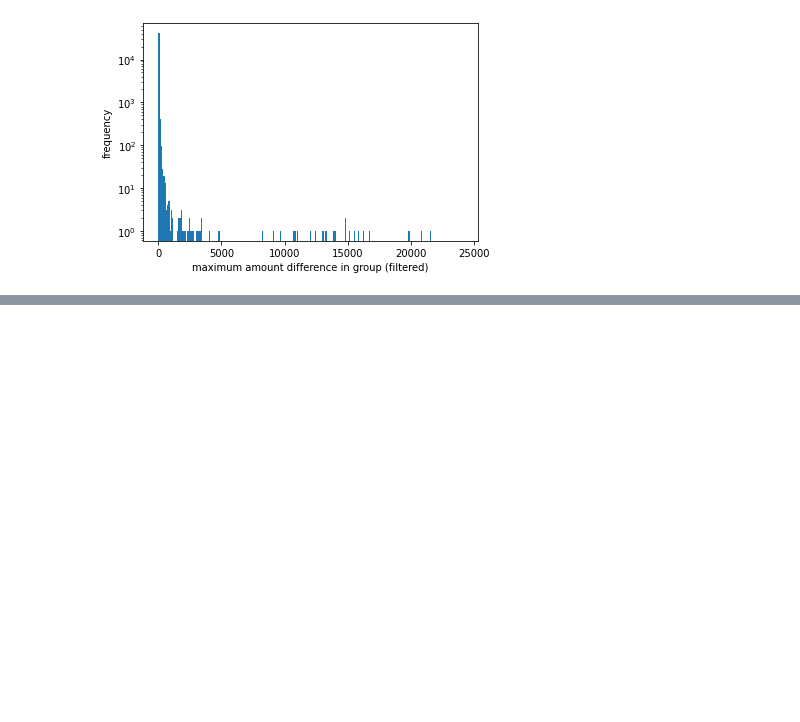
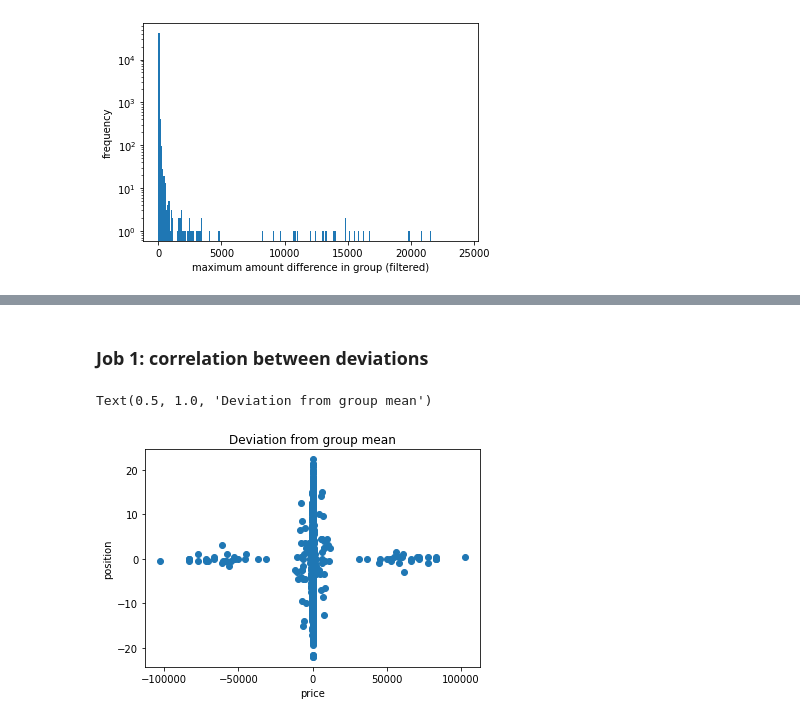
Before and after one commit to DuoRes/expedia-autoclicker, a Jupyter notebook: Expedia_modeling.ipynb, the cells around one changed output, grey strips where cells are left out. Cells and saved outputs as stored; diff of their text form; code cells hidden in the pictures; blank space fills up the shorter version.

```diff
--- a/Expedia_modeling.ipynb
+++ b/Expedia_modeling.ipynb
@@ -143,0 +144,25 @@ Text(0.5, 0, 'maximum amount difference in group (filtered)')
+# %%
+price_dev, position_dev = [], []
+price_dev_n, position_dev_n = [], []
+
+for i, row in dup.iterrows():
+    target = dupGroups.loc[(row['date'], row['srch_destination_id'], row['prop_id'],
+                        row['srch_length_of_stay'], row['srch_booking_window'])]
+
+    priceDev = row['price_usd'] - target['price_usd']['mean']
+    price_dev.append(priceDev)
+    price_dev_n.append(priceDev / target['price_usd']['std'])
+
+    posiDev = row['position'] - target['position']['mean']
+    position_dev.append(posiDev)
+    position_dev_n.append(posiDev / target['position']['std'])
+# %% [markdown]
+### Job 1: correlation between deviations
+# %%
+plt.scatter(price_dev, position_dev)
+plt.xlabel('price')
+plt.ylabel('position')
+plt.title('Deviation from group mean')
+# %% [output]
+Text(0.5, 1.0, 'Deviation from group mean')
+[figure, added]
```
Also changed, not shown: parts of 7 cells of this notebook, 6 other files.
